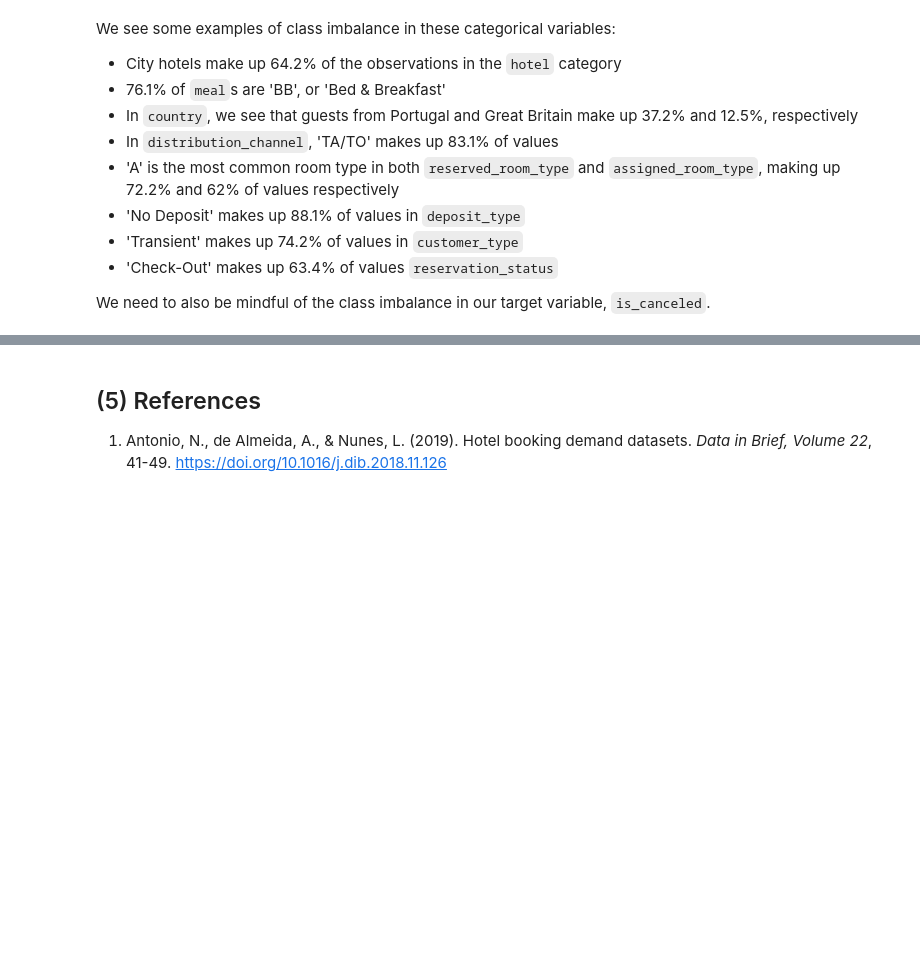
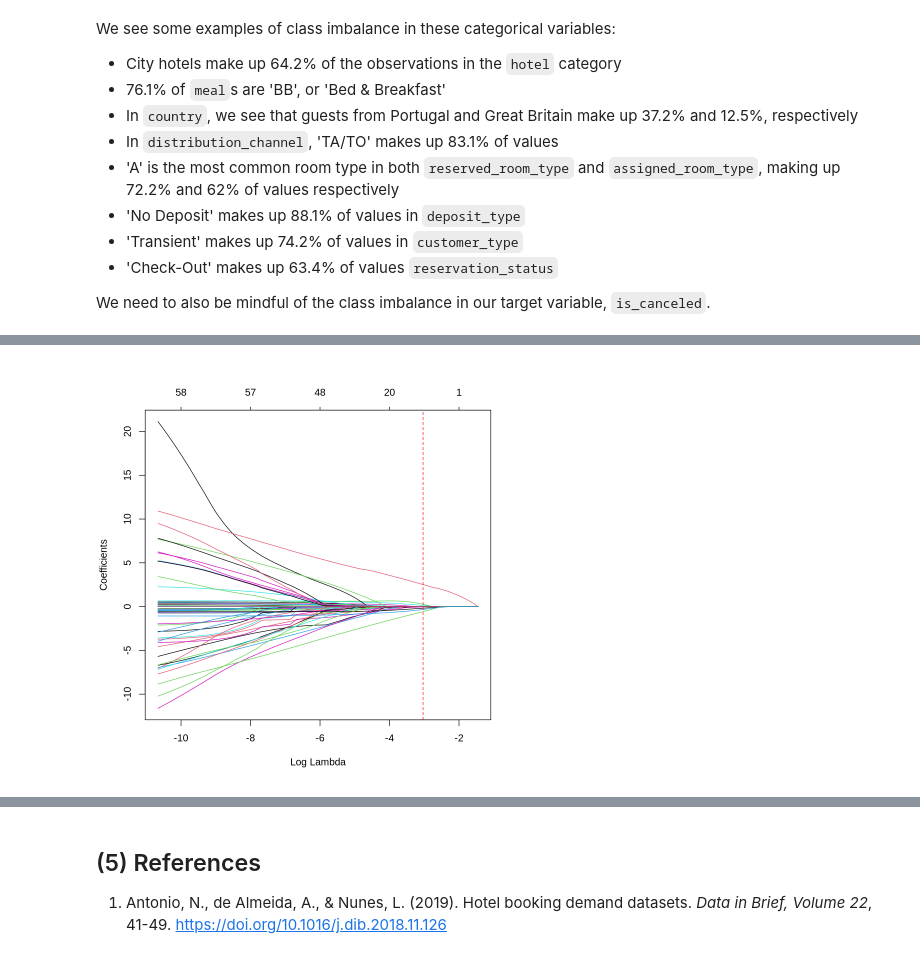
Before and after one commit to karenzli/stat301-final-project, a Jupyter notebook: final_report.ipynb, the cells around one changed output, grey strips where cells are left out. Saved outputs shown, nothing was run; the diff lists cells and outputs as text; code cells hidden in the pictures; blank space fills up the shorter version.

```diff
--- a/final_report.ipynb
+++ b/final_report.ipynb
@@ -185,20 +205,9 @@ model_Y_test <- hotel_test$is_canceled
 # %%
 # Step 1: LASSO on training set only
 set.seed(52)
-lasso_fit <- cv.glmnet(model_X_train,
-                         model_Y_train,
+lasso_fit <- cv.glmnet(x_train,
+                         y_train,
                          family = "binomial",
                          type.measure = "auc", # auc is used because there is a class imbalance in is_canceled
                          alpha = 1,
-                         nfolds = 3)
-
-best_lambda <- lasso_fit$lambda.1se  # used 1se instead of lambda.min for better interpretability
-
-# Step 2: Extract selected variables from training LASSO
-lasso_coefs   <- coef(lasso_fit, s = best_lambda)
-selected_vars <- rownames(lasso_coefs)[which(lasso_coefs[, 1] != 0)]
-selected_vars <- selected_vars[selected_vars != "(Intercept)"]
-
-cat("Variables selected by LASSO:", length(selected_vars), "\n")  # shows the number of variables that are selected using LASSO
-lasso_coefs  # shows the variables that are selected using LASSO
-lasso_fit
+                         nfolds = 5)
@@ -304,5 +273,10 @@ AIC: 202.65
 
 Number of Fisher Scoring iterations: 17
+# %%
+plot(lasso_fit$glmnet.fit, xvar = "lambda")
+abline(v = log(lasso_fit$lambda.1se), col = "red", lty = 2)
+# %% [output]
+[figure, added]
 # %% [markdown]
 ## (4) Discussion
 
```
Also changed, not shown: parts of 13 cells of this notebook.
